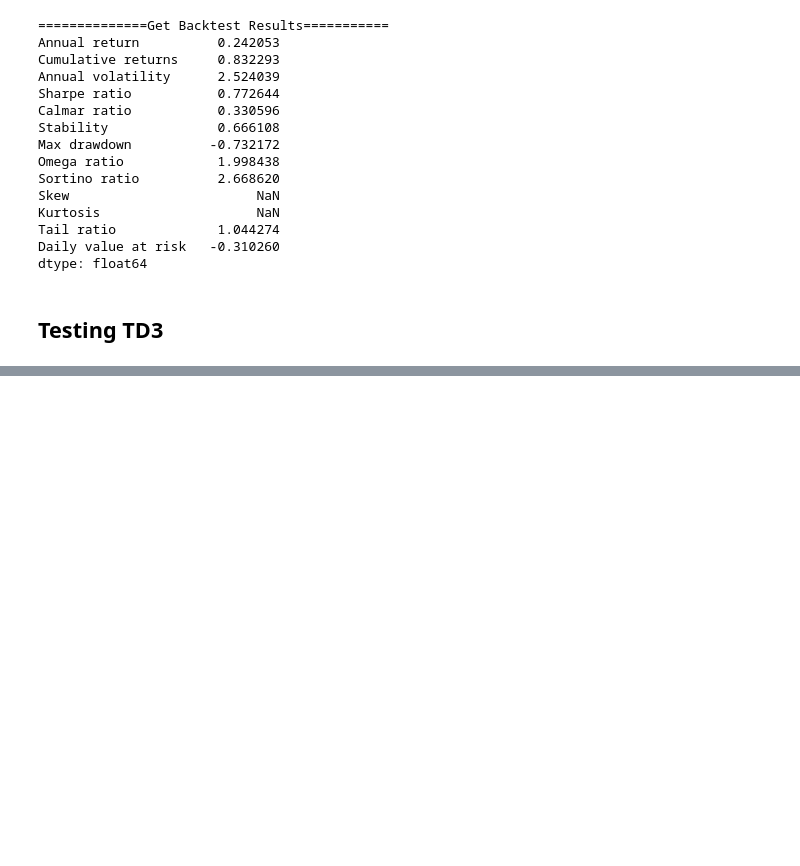
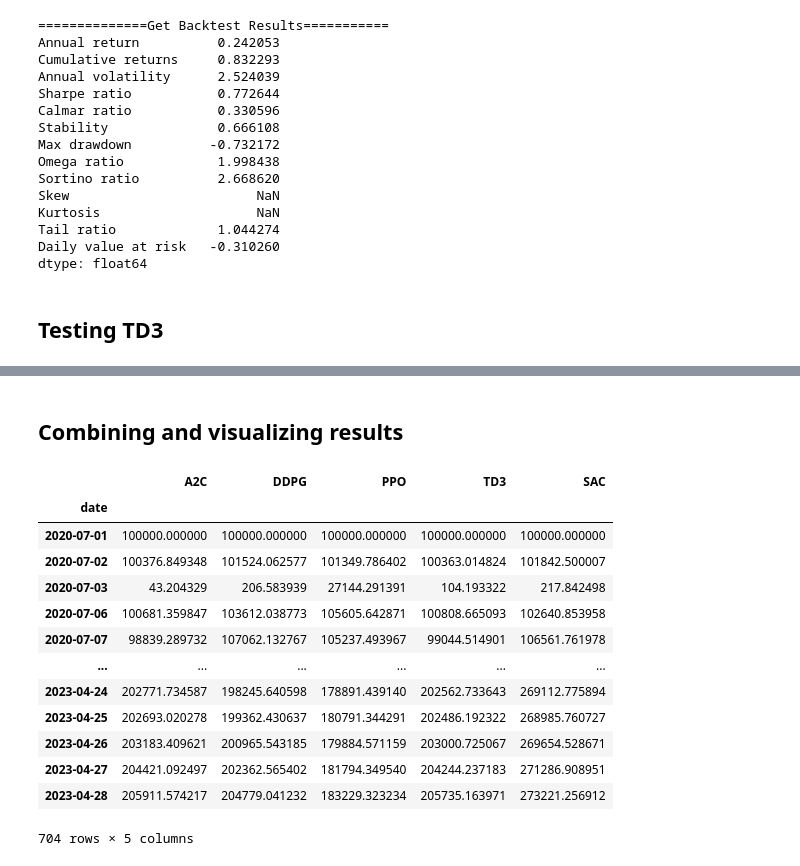
Before and after one commit to vanshrl9ine/Reinforcement-Learning-tools-for-Auto-Stock-Trading, a Jupyter notebook: TestonBSE.ipynb, the cells around one changed output, grey strips where cells are left out. Cells and saved outputs as stored; diff of their text form; code cells hidden in the pictures; blank space fills up the shorter version.

```diff
--- a/TestonBSE.ipynb
+++ b/TestonBSE.ipynb
@@ -444,0 +528,2 @@ df_account_value_sac.tail()
+# %% [markdown]
+## Combining and visualizing results
@@ -444,0 +551,17 @@ df_account_value_sac.tail()
+# %%
+result
+# %% [output]
+|  | A2C | DDPG | PPO | TD3 | SAC |
+| date |  |  |  |  |  |
+| 2020-07-01 | 100000.000000 | 100000.000000 | 100000.000000 | 100000.000000 | 100000.000000 |
+| 2020-07-02 | 100376.849348 | 101524.062577 | 101349.786402 | 100363.014824 | 101842.500007 |
+| 2020-07-03 | 43.204329 | 206.583939 | 27144.291391 | 104.193322 | 217.842498 |
+| 2020-07-06 | 100681.359847 | 103612.038773 | 105605.642871 | 100808.665093 | 102640.853958 |
+| 2020-07-07 | 98839.289732 | 107062.132767 | 105237.493967 | 99044.514901 | 106561.761978 |
+| ... | ... | ... | ... | ... | ... |
+| 2023-04-24 | 202771.734587 | 198245.640598 | 178891.439140 | 202562.733643 | 269112.775894 |
+| 2023-04-25 | 202693.020278 | 199362.430637 | 180791.344291 | 202486.192322 | 268985.760727 |
+| 2023-04-26 | 203183.409621 | 200965.543185 | 179884.571159 | 203000.725067 | 269654.528671 |
+| 2023-04-27 | 204421.092497 | 202362.565402 | 181794.349540 | 204244.237183 | 271286.908951 |
+| 2023-04-28 | 205911.574217 | 204779.041232 | 183229.323234 | 205735.163971 | 273221.256912 |
+704 rows × 5 columns
```
Also changed, not shown: parts of 26 cells of this notebook, 8 other files.
